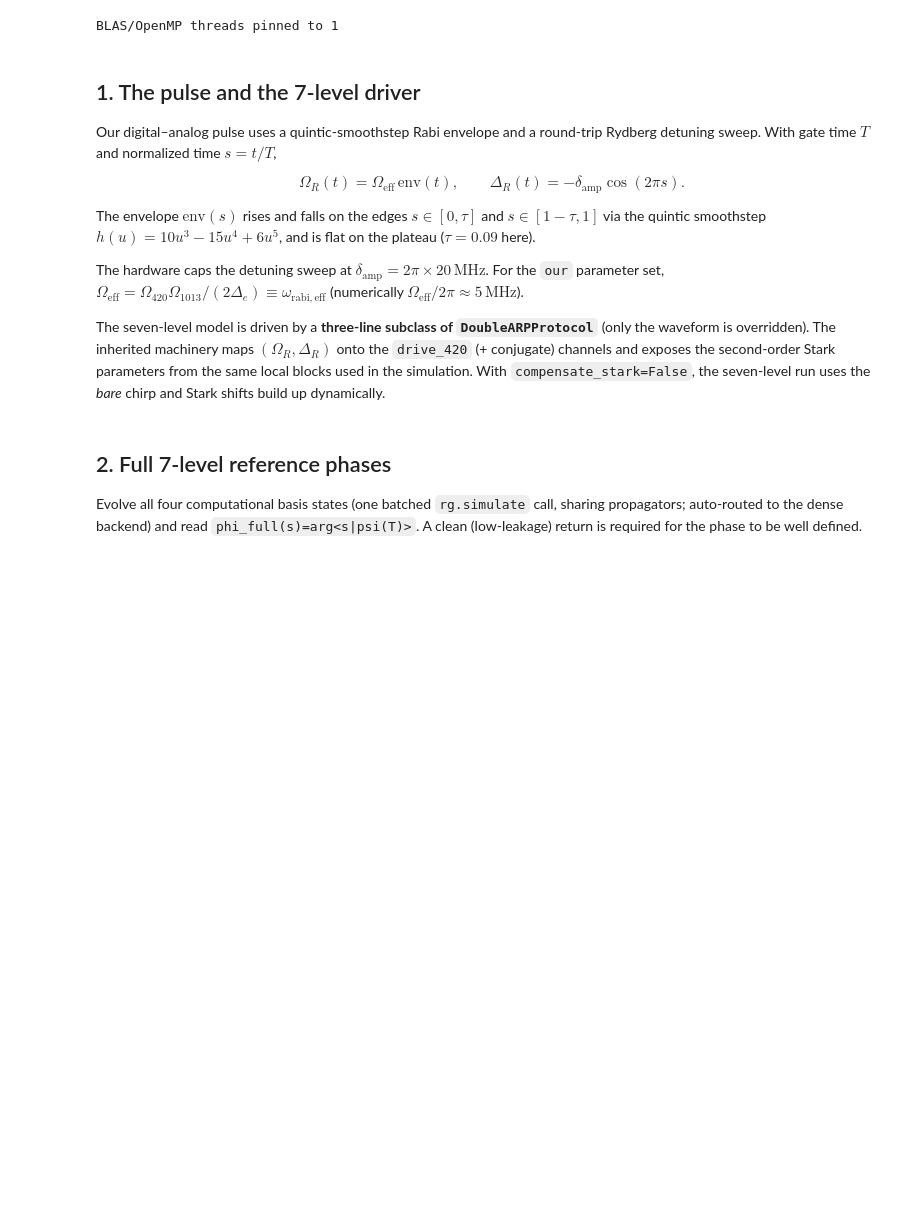
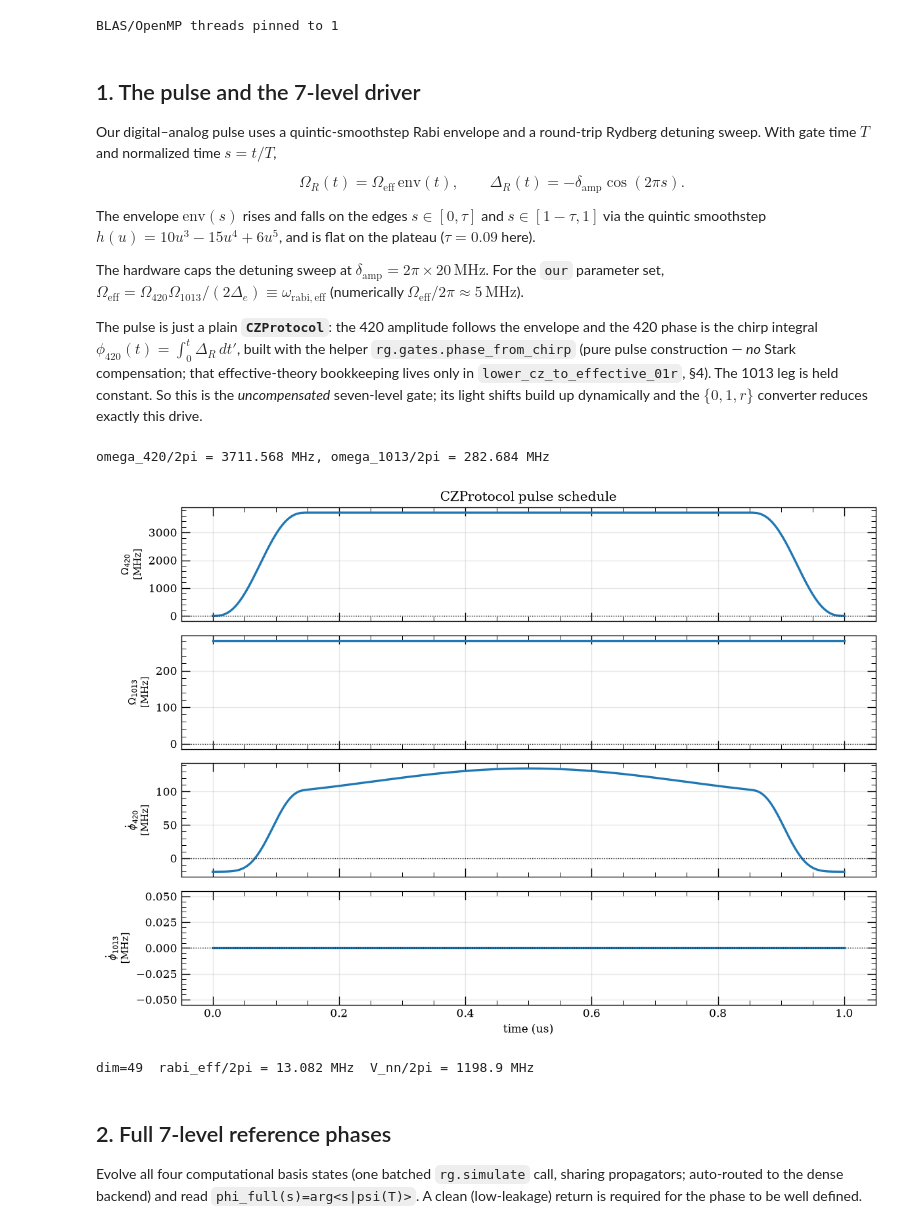
Before and after one commit to ChanceSiyuan/Ryd-gate-modeling, a Jupyter notebook: scripts/notebooks/find_phase.ipynb, the cells around one changed output. Drawn from its saved outputs; the diff is of its cells as text; code cells hidden in the pictures; blank space fills up the shorter version.

```diff
--- a/scripts/notebooks/find_phase.ipynb
+++ b/scripts/notebooks/find_phase.ipynb
@@ -68,7 +71,11 @@ $h(u)=10u^3-15u^4+6u^5$, and is flat on the plateau ($\tau=0.09$ here).
 The hardware caps the detuning sweep at $\delta_{\mathrm{amp}}=2\pi\times 20\,\mathrm{MHz}$. For the `our` parameter set,
 $\Omega_{\mathrm{eff}}=\Omega_{420}\Omega_{1013}/(2\Delta_e)\equiv\omega_{\mathrm{rabi,eff}}$ (numerically $\Omega_{\mathrm{eff}}/2\pi\approx 5\,\mathrm{MHz}$).
 
-The seven-level model is driven by a **three-line subclass of `DoubleARPProtocol`** (only the waveform is overridden). The inherited machinery maps $(\Omega_R,\Delta_R)$ onto the `drive_420` (+ conjugate) channels and exposes the second-order Stark parameters from the same local blocks used in the simulation. With `compensate_stark=False`, the seven-level run uses the *bare* chirp and Stark shifts build up dynamically.
+The pulse is just a plain **`CZProtocol`**: the 420 amplitude follows the envelope and the 420 phase is the
+chirp integral $\phi_{420}(t)=\int_0^t\Delta_R\,dt'$, built with the helper `rg.gates.phase_from_chirp`
+(pure pulse construction — *no* Stark compensation; that effective-theory bookkeeping lives only in
+`lower_cz_to_effective_01r`, §4). The 1013 leg is held constant. So this is the *uncompensated* seven-level
+gate; its light shifts build up dynamically and the $\{0,1,r\}$ converter reduces exactly this drive.
 # %%
 SPACING_UM = 3.0
 D_AMP = 20.0 * MHz       # hardware-capped detuning sweep half-amplitude
@@ -80,52 +87,76 @@ OPTICS_LOSS = 0.9        # 90% loss of power
 
 labels = ["00", "01", "10", "11"]
 cfgs = [list(s) for s in labels]            # per-atom label-lists -> one batched rg.simulate call
 n0 = {"00": 2, "01": 1, "10": 1, "11": 0}   # number of |0> atoms in s
 n1 = {"00": 0, "01": 1, "10": 1, "11": 2}   # number of |1> atoms in s
 
 def smooth_env(t, t_gate):
     s = float(np.clip(t / t_gate, 0.0, 1.0))
     q = lambda u: (lambda v: 10*v**3 - 15*v**4 + 6*v**5)(np.clip(u, 0, 1))
     if s < RAMP: return float(q(s / RAMP))
     if s > 1 - RAMP: return float(q((1 - s) / RAMP))
     return 1.0
 
-class SweepARP(DoubleARPProtocol):
-    # DoubleARP 7-level machinery with OUR digital-analog round-trip waveform
-    def envelope(self, t):
-        return smooth_env(float(t), self.t_gate)
-    def detuning(self, t, params=None):
-        s = float(np.clip(float(t) / self.t_gate, 0.0, 1.0))
-        return float(-self.delta_max * np.cos(2.0 * np.pi * s))
-
 from ryd_gate.physics import our_laser_rabis
 
 beam_area_um2 = 7 * 20 * SPACING_UM
 omega_420, omega_1013 = our_laser_rabis(
     p420_w=6.41*(1 - OPTICS_LOSS),           # 420 nm 功率 (W)
     p1013_w=100.0*(1 - OPTICS_LOSS),         # 1013 nm 功率 (W)
     beam_area=beam_area_um2,  # 光斑面积 (μm²)
     ryd_level=70,
 )
 print(f"omega_420/2pi = {omega_420/MHz:.3f} MHz, omega_1013/2pi = {omega_1013/MHz:.3f} MHz")
-# The 420/1013 drive: laser intensities/detuning now live on the protocol.
-proto = SweepARP(
-    omega_max=None, delta_max=D_AMP, t_gate=T, n_steps=N_STEPS,
-    compensate_stark=True, stark_compensation_sign=1,
-    Delta_Hz=40.1e9,
-    rabi_420_Hz=omega_420 / (2 * np.pi),
-    rabi_1013_Hz=omega_1013 / (2 * np.pi),
+
+# The adiabatic pulse is just a plain CZProtocol: the 420 amplitude follows the
+# envelope, and the 420 optical phase is the chirp integral
+#   phi_420(t) = integral_0^t chirp(t') dt'    (chirp = the Rydberg detuning sweep).
+# This is pure pulse construction -- NOT Stark compensation; the effective-theory
+# bookkeeping lives only in lower_cz_to_effective_01r (used in section 4).
+base_chirp = lambda t: -D_AMP * np.cos(2.0 * np.pi * t / T)
+Delta = 2*np.pi*40.1e9  # rad/s, after sys7 is built
+D1_nom = -(4.0 / 3.0) * omega_420**2 / (4.0 * Delta)
+
+def A420_t(t):
+    return smooth_env(float(np.clip(t, 0.0, T)), T)
+
+base_chirp = lambda t: -D_AMP * np.cos(2.0 * np.pi * t / T)
+
+def chirp_with_420_stark(t):
+    a = A420_t(t)
+    return base_chirp(t) - D1_nom * a * a
+
+phi = rg.gates.phase_from_chirp(
+    chirp_with_420_stark,
+    t_gate=T,
+    n_samples=4 * N_STEPS + 1,
+)
+
+proto = rg.gates.CZProtocol(
+    t_gate=T,
+    A_420=lambda s: A420_t(float(np.clip(s, 0.0, 1.0)) * T),
+    phi_420=lambda s: phi(float(np.clip(s, 0.0, 1.0)) * T),
+    omega_420_max=omega_420,
+    omega_1013_max=omega_1013,
+    n_steps=N_STEPS,
 )
 sys7 = (
     rg.RydbergSystem
-    .set_atom_level("rb87_7", param_set="our", blackmanflag=False,
-                    detuning_sign=1)
+    .set_atom_level("rb87_7", param_set="our", detuning_sign=1, Delta_Hz=40.1e9)
     .set_atom_geom(Register.chain(2, spacing_um=SPACING_UM))
     .set_protocol(proto)
 )
-proto.plot(sys7)
-RABI_EFF = sys7.meta("rabi_eff")
+# plot both laser amplitudes AND their chirps (d phi/dt, the instantaneous
+# frequency / detuning sweep) in MHz; the 420 chirp is the cos detuning sweep.
+proto.plot(sys7, unit_scale=1.0 / MHz, unit_label="MHz",
+           time_scale=1e6, time_label="time (us)", show=True)
+from ryd_gate.protocols.gate_cz import cz_effective_rabi
+RABI_EFF, _ = cz_effective_rabi(sys7, omega_420, omega_1013)
 print(f"dim={sys7.dim}  rabi_eff/2pi = {RABI_EFF/MHz:.3f} MHz  V_nn/2pi = {sys7.metadata['interaction_pairs'][0][2]/MHz:.1f} MHz")
+# %% [output]
+omega_420/2pi = 3711.568 MHz, omega_1013/2pi = 282.684 MHz
+[figure, added]
+dim=49  rabi_eff/2pi = 13.082 MHz  V_nn/2pi = 1198.9 MHz
 # %% [markdown]
 ## 2. Full 7-level reference phases
 
```
Also changed, not shown: parts of 17 cells of this notebook, 35 other files.
